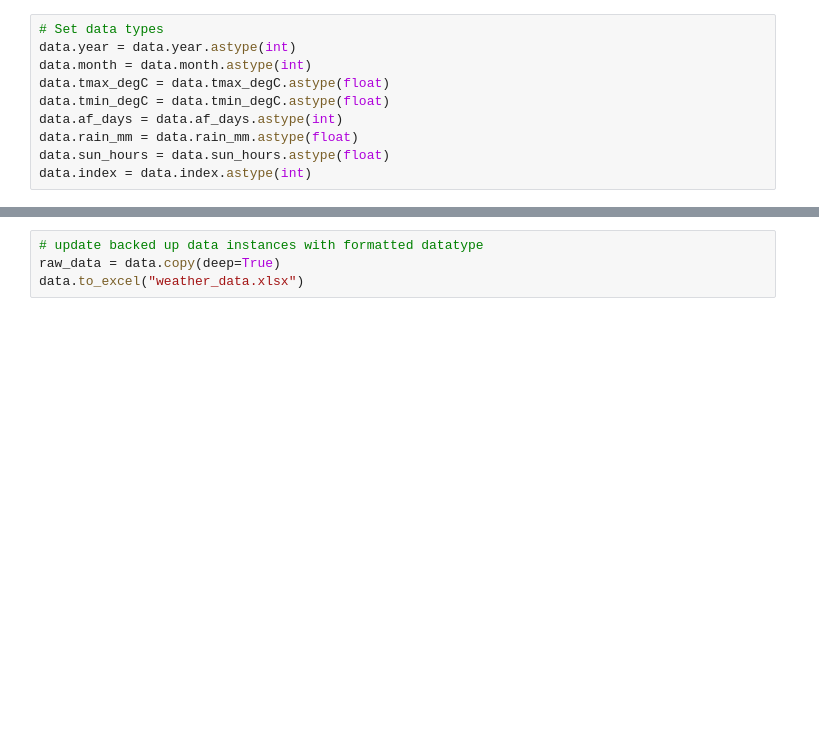
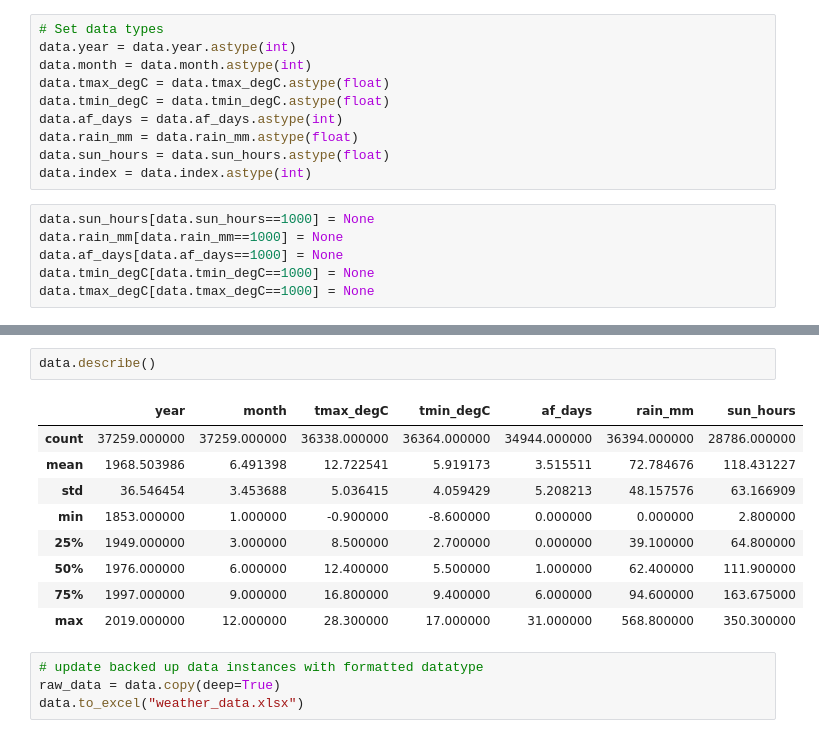
Before and after one commit to mukeswebrian/Analysing-the-impact-of-weather-on-self-reported-happiness, a Jupyter notebook: store_weather_data.ipynb, the cells around one changed output, grey strips where cells are left out. Drawn from its saved outputs; the diff is of its cells as text; blank space fills up the shorter version.

```diff
--- a/store_weather_data.ipynb
+++ b/store_weather_data.ipynb
@@ -283,3 +283,9 @@ data.af_days = data.af_days.astype(int)
 data.rain_mm = data.rain_mm.astype(float)
 data.sun_hours = data.sun_hours.astype(float)
 data.index = data.index.astype(int)
+# %%
+data.sun_hours[data.sun_hours==1000] = None
+data.rain_mm[data.rain_mm==1000] = None
+data.af_days[data.af_days==1000] = None
+data.tmin_degC[data.tmin_degC==1000] = None
+data.tmax_degC[data.tmax_degC==1000] = None
@@ -286,3 +313,15 @@ data.index = data.index.astype(int)
+# %%
+data.describe()
+# %% [output]
+|  | year | month | tmax_degC | tmin_degC | af_days | rain_mm | sun_hours |
+| count | 37259.000000 | 37259.000000 | 36338.000000 | 36364.000000 | 34944.000000 | 36394.000000 | 28786.000000 |
+| mean | 1968.503986 | 6.491398 | 12.722541 | 5.919173 | 3.515511 | 72.784676 | 118.431227 |
+| std | 36.546454 | 3.453688 | 5.036415 | 4.059429 | 5.208213 | 48.157576 | 63.166909 |
+| min | 1853.000000 | 1.000000 | -0.900000 | -8.600000 | 0.000000 | 0.000000 | 2.800000 |
+| 25% | 1949.000000 | 3.000000 | 8.500000 | 2.700000 | 0.000000 | 39.100000 | 64.800000 |
+| 50% | 1976.000000 | 6.000000 | 12.400000 | 5.500000 | 1.000000 | 62.400000 | 111.900000 |
+| 75% | 1997.000000 | 9.000000 | 16.800000 | 9.400000 | 6.000000 | 94.600000 | 163.675000 |
+| max | 2019.000000 | 12.000000 | 28.300000 | 17.000000 | 31.000000 | 568.800000 | 350.300000 |
 # %%
 # update backed up data instances with formatted datatype
 raw_data = data.copy(deep=True)
```
Also changed, not shown: parts of 1 cell of this notebook, 3 other files.
